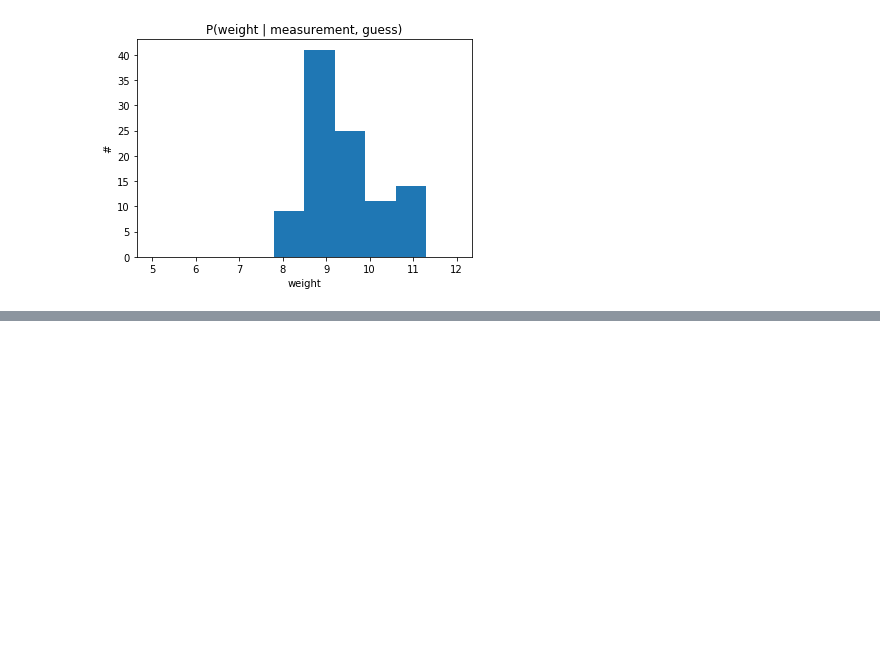
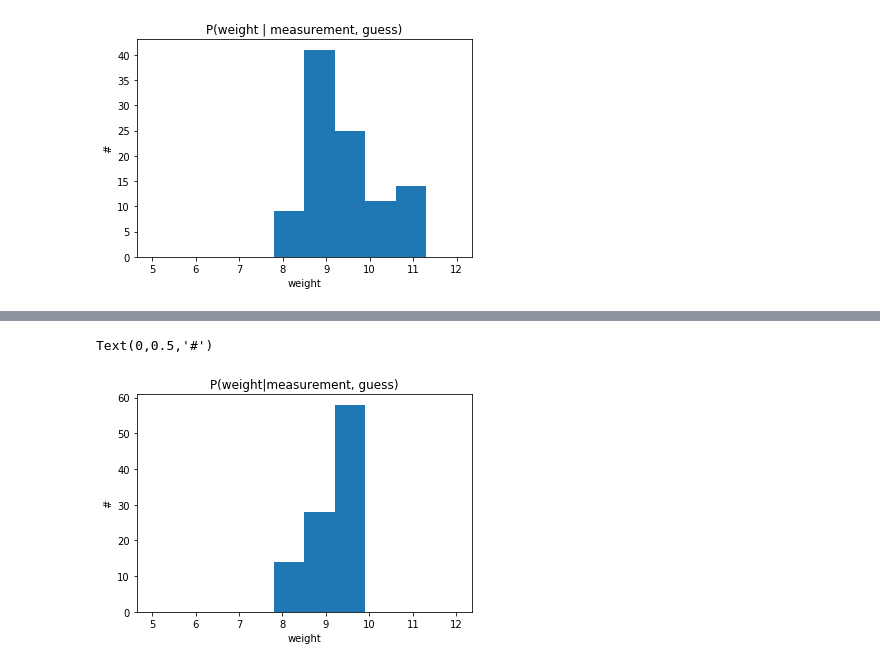
Before and after one commit to maxsonate/probabilisticModeling, a Jupyter notebook: examples/Marginal Distributions Pyro.ipynb, the cells around one changed output, grey strips where cells are left out. Cells and saved outputs as stored; diff of their text form; code cells hidden in the pictures; blank space fills up the shorter version.

Commit message:
final marginal

```diff
--- a/examples/Marginal Distributions Pyro.ipynb
+++ b/examples/Marginal Distributions Pyro.ipynb
@@ -102,0 +126,11 @@ plt.ylabel("#");
+# %%
+#Using the optimized guide to find the posterior distribution of weight:
+posterior = pyro.infer.Importance(conditioned_scale, guide = scale_parameterized_guide, num_samples=10)
+marginal = pyro.infer.EmpiricalMarginal(posterior.run(guess), sites = 'weight')
+plt.hist([marginal().item() for _ in range(100)], range=(5.0, 12.0))
+plt.title('P(weight|measurement, guess)')
+plt.xlabel('weight')
+plt.ylabel('#')
+# %% [output]
+Text(0,0.5,'#')
+[figure, added]
```
Also changed, not shown: parts of 5 cells of this notebook.
